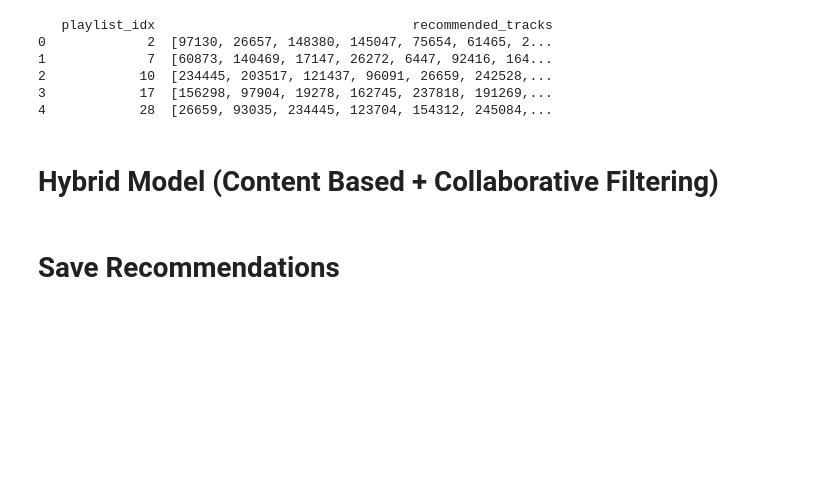
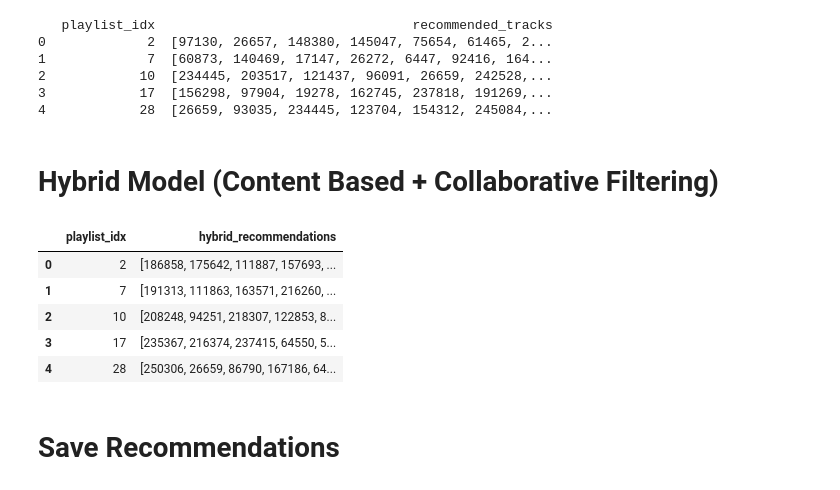
Before and after one commit to ouch528/Spotifynd, a Jupyter notebook: final_source_codes/step_7a_hybrid_model_basic_development.ipynb, the cells around one changed output. Saved outputs shown, nothing was run; the diff lists cells and outputs as text; code cells hidden in the pictures; blank space fills up the shorter version.

```diff
--- a/final_source_codes/step_7a_hybrid_model_basic_development.ipynb
+++ b/final_source_codes/step_7a_hybrid_model_basic_development.ipynb
@@ -68,12 +68,12 @@ print("Using device:", device)
 # Model Architecture
 INPUT_SIZE = None  # will be determined later based on the dataset
 HIDDEN_SIZES = [512, 256, 128]
-DROPOUT_RATE = 0.2
+DROPOUT_RATE = 0.1
 ACTIVATION = nn.ReLU
 
 # Training Parameters
 BATCH_SIZE = 512
-EPOCHS = 20
+EPOCHS = 30
 LEARNING_RATE = 0.001
 WEIGHT_DECAY = 1e-4
 LR_STEP_SIZE = 5
@@ -693,33 +693,41 @@ def evaluate_final_predictions(final_preds, ground_truth, track_to_col, k=50):
         mrr = 0.0
         for rank, track_idx in enumerate(top_k):
             if track_idx in true_indices:
                 num_hits += 1
                 precisions.append(num_hits / (rank + 1))
                 if mrr == 0:
                     mrr = 1 / (rank + 1)
         ap = np.mean(precisions) if precisions else 0.0
         total_ap += ap
         total_mrr += mrr
     return {
         'Hit@K': total_hit / n,
         'MRR': total_mrr / n,
         'MAP@K': total_ap / n
     }
 playlist_clusters = {row['playlist_idx']: row['cluster'] for _, row in test_playlists.iterrows()}
 
 # ===== CONVERT COMBINED RECOMMENDATIONS TO PANDAS =====
 # Export overall combined model recommendations:
 combined_recommendations = []
 for pid, final_score in final_predictions.items():
     ranked_indices = np.argsort(-final_score)
     top_indices = ranked_indices[:K_EVAL]
     recommended_tracks = [union_track_ids[i] for i in top_indices if i < len(union_track_ids)]
     combined_recommendations.append({
         'playlist_idx': pid,
         'hybrid_recommendations': recommended_tracks
     })
 combined_rec_df = pd.DataFrame(combined_recommendations)
 recommendations_for_all_models = recommendations_for_all_models.merge(combined_rec_df, on='playlist_idx', how='inner')
+combined_rec_df.head()
+# %% [output]
+|  | playlist_idx | hybrid_recommendations |
+| 0 | 2 | [186858, 175642, 111887, 157693, ... |
+| 1 | 7 | [191313, 111863, 163571, 216260, ... |
+| 2 | 10 | [208248, 94251, 218307, 122853, 8... |
+| 3 | 17 | [235367, 216374, 237415, 64550, 5... |
+| 4 | 28 | [250306, 26659, 86790, 167186, 64... |
 # %% [markdown]
 # Save Recommendations
 # %%
```
